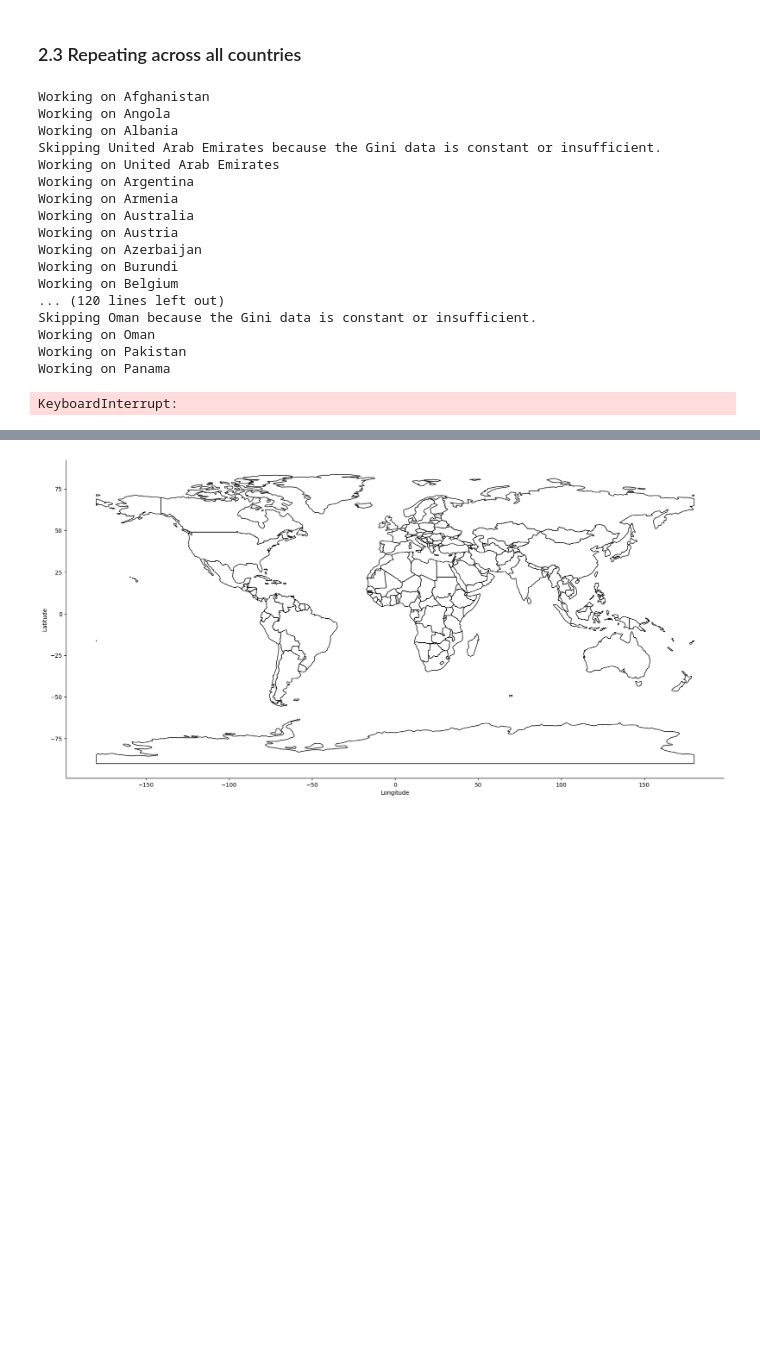
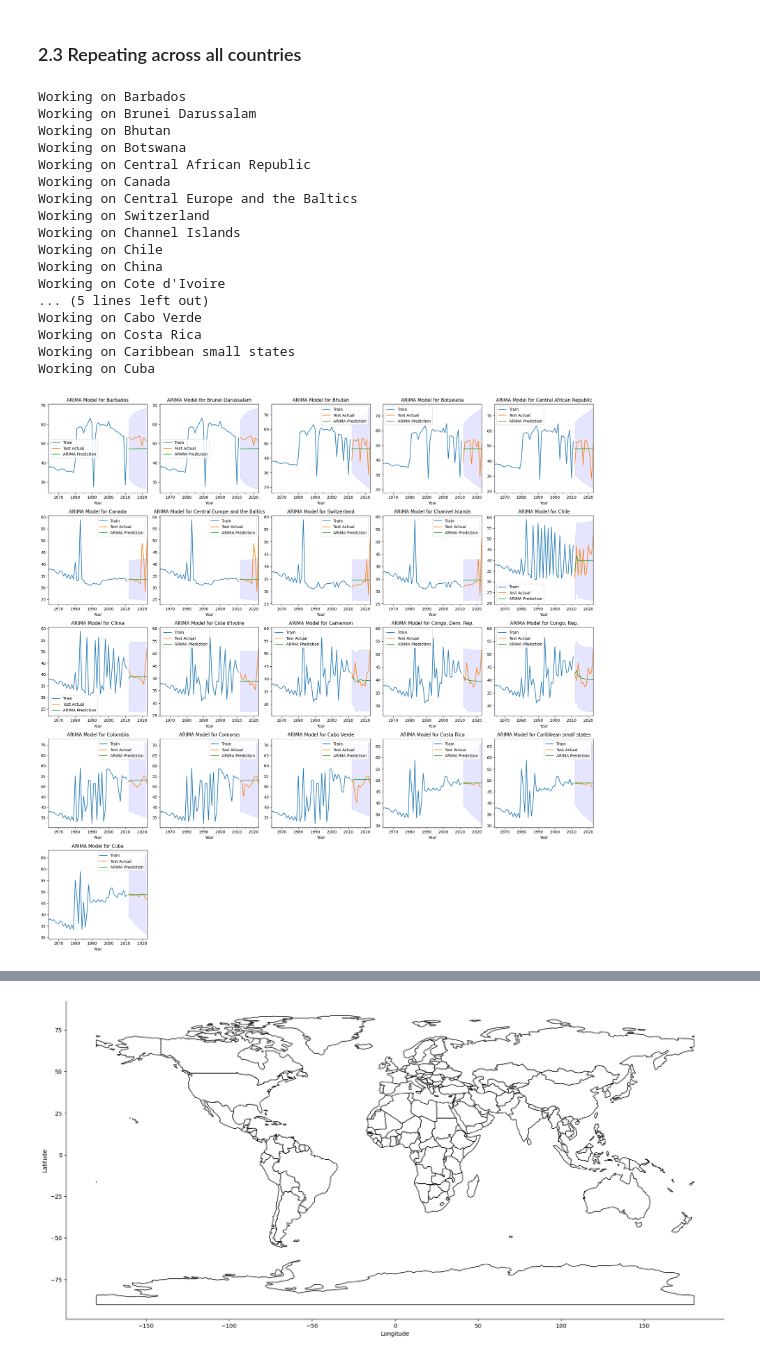
Before and after one commit to yonglau1999/HE4045-Group-Project, a Jupyter notebook: Project.ipynb, the cells around one changed output, grey strips where cells are left out. Saved outputs shown, nothing was run; the diff lists cells and outputs as text; code cells hidden in the pictures; blank space fills up the shorter version.

```diff
--- a/Project.ipynb
+++ b/Project.ipynb
@@ -506,7 +308,6 @@ model=ARIMA(train,order=establishedmodel).fit()
 # %%
 # Predict the values of the gini coefficient for the duration of the test data
 pred=model.predict(start=len(train),end=(len(singapore_df)-1))
-pred.index = test.index
 # %%
 #Plot graphs
 train.plot(legend=True, label='Train', figsize=(10,6)) # Plot train data
@@ -516,9 +317,8 @@ pred.plot(legend=True, label='predictionARIMA') # Plot predicted values
 #Calculate and plot confidence intervals
 forecasts=model.get_forecast(len(test)) #95% confidence interval
 ci=forecasts.conf_int()
-ci.index = pred.index
-lower_series = pd.Series(ci.loc[:,'lower gini_recalculated'])
-upper_series = pd.Series(ci.loc[:,'upper gini_recalculated'])
+lower_series = pd.Series(ci.loc[:,'lower Gini_coefficient'])
+upper_series = pd.Series(ci.loc[:,'upper Gini_coefficient'])
 
 plt.fill_between(lower_series.index, lower_series, upper_series,
                  color='b', alpha=.1)
@@ -543,28 +343,24 @@ def arima_country_predictions(gini_df_clean, country, ax):
     - country: Country of choice
     - ax: axes to plot on
     """
-    country_df = gini_df_clean.loc[gini_df_clean['country'] == country]
-    if country_df['gini_recalculated'].nunique() <= 1:
-        print(f"Skipping {country} because the Gini data is constant or insufficient.")
-        return
-
+    country_df = gini_df_clean.loc[gini_df_clean['Country Name'] == country]
     # Determine the order of differencing (d) needed for stationarity
     d = 0
     country_df_diffed = country_df.copy()
     while True:
-        p_value = adfuller(country_df_diffed['gini_recalculated'].dropna().tolist())[1]
+        p_value = adfuller(country_df_diffed['Gini_coefficient'].dropna().tolist())[1]
         if p_value <= 0.05:
             break
-        country_df_diffed['gini_recalculated'] = country_df_diffed['gini_recalculated'].diff().dropna()
+        country_df_diffed['Gini_coefficient'] = country_df_diffed['Gini_coefficient'].diff().dropna()
         d += 1
 
     # Train-test split
-    train = country_df[:int(0.8 * len(country_df))]['gini_recalculated']
-    test = country_df[int(0.8 * len(country_df)):]['gini_recalculated']
+    train = country_df[:int(0.8 * len(country_df))]['Gini_coefficient']
+    test = country_df[int(0.8 * len(country_df)):]['Gini_coefficient']
 
     # Define ranges for p and q, with d fixed
-    p = range(0, 4)  # Reduced range for faster search
-    q = range(0, 4)
+    p = range(0, 6)  # Reduced range for faster search
+    q = range(0, 6)
     pdq_combinations = list(itertools.product(p, [d], q))
 
     # Store AIC, BIC, and parameters
@@ -605,7 +401,6 @@ def arima_country_predictions(gini_df_clean, country, ax):
     # Fit the best model and make predictions
     model = ARIMA(train, order=best_pdq).fit()
     pred = model.predict(start=len(train), end=len(country_df) - 1)
-    pred.index = test.index
 
     # Plotting
     train.plot(legend=True, label='Train', ax=ax)
@@ -615,7 +410,6 @@ def arima_country_predictions(gini_df_clean, country, ax):
     # Confidence intervals
     forecasts = model.get_forecast(len(test))
     ci = forecasts.conf_int()
-    ci.index = pred.index
     lower_series = ci.iloc[:, 0]
     upper_series = ci.iloc[:, 1]
 
@@ -627,48 +418,50 @@ def filter_countries(country):
 # %%
 import math
 
-all_countries = gini_df_clean['country'].unique()
+all_countries = gini_df_clean['Country Name'].unique()
+all_countries = all_countries[30:51]
 num_countries = len(all_countries)
+
 countries_per_row = 5
 
 # Calculate the required number of rows
 num_rows = math.ceil(num_countries / countries_per_row)
 
 # Create subplots with the calculated number of rows and 5 columns
 fig, axes = plt.subplots(num_rows, countries_per_row, figsize=(20, num_rows * 4))
 axes = axes.flatten()
 
 for i, country in enumerate(all_countries):
     arima_country_predictions(gini_df_clean, country, axes[i])
     print(f'Working on {country}')
 
 for ax in fig.get_axes():
     # Check if the axis has any data (lines, collections, etc.)
     if not ax.has_data():
         fig.delaxes(ax)  # Delete the empty axis
 
 # Adjust layout after deleting empty subplots
 plt.tight_layout()
 plt.show()
 # %% [output]
-Working on Afghanistan
-Working on Angola
-Working on Albania
-Skipping United Arab Emirates because the Gini data is constant or insufficient.
-Working on United Arab Emirates
-Working on Argentina
-Working on Armenia
-Working on Australia
-Working on Austria
-Working on Azerbaijan
-Working on Burundi
-Working on Belgium
-... (120 lines left out)
-Skipping Oman because the Gini data is constant or insufficient.
-Working on Oman
-Working on Pakistan
-Working on Panama
+Working on Barbados
+Working on Brunei Darussalam
+Working on Bhutan
+Working on Botswana
+Working on Central African Republic
+Working on Canada
+Working on Central Europe and the Baltics
+Working on Switzerland
+Working on Channel Islands
+Working on Chile
+Working on China
+Working on Cote d'Ivoire
+... (5 lines left out)
+Working on Cabo Verde
+Working on Costa Rica
+Working on Caribbean small states
+Working on Cuba
-KeyboardInterrupt:
+[figure, added]
 # %%
 x = list(best_pdq_dic.values())
 y = []
```
Also changed, not shown: parts of 25 cells of this notebook, 4 other files.
